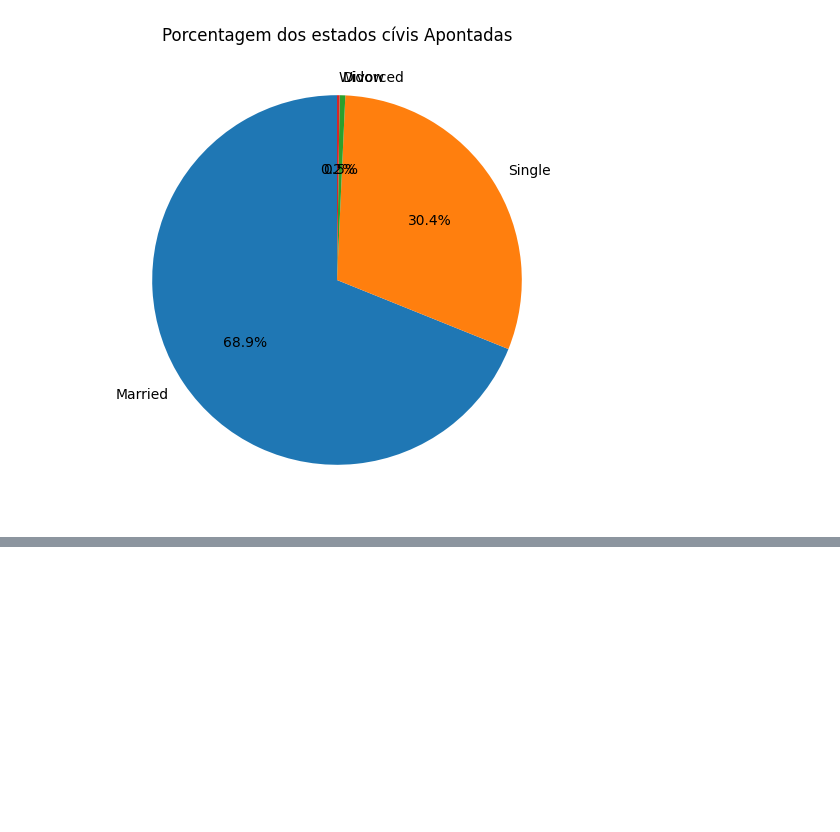
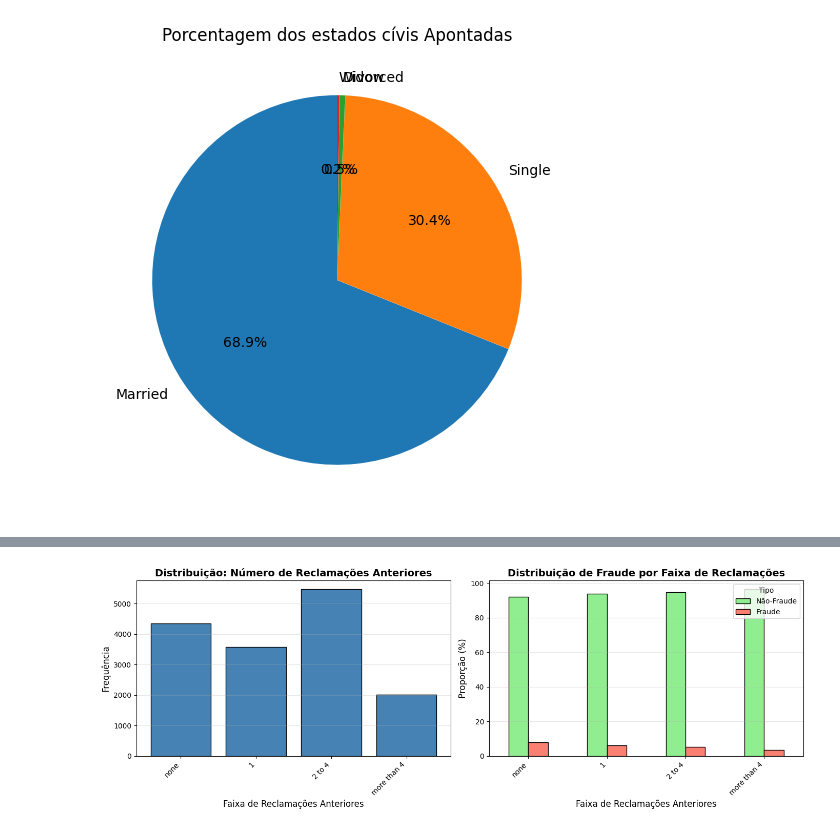
Before and after one commit to alekspettherson/Facens-Pos, a Jupyter notebook: Fundamentos Machine Learning/Trabalho_Final/242789-TrabalhoFinal.ipynb, the cells around one changed output, grey strips where cells are left out. Cells and saved outputs as stored; diff of their text form; code cells hidden in the pictures; blank space fills up the shorter version.

```diff
--- a/Fundamentos Machine Learning/Trabalho_Final/242789-TrabalhoFinal.ipynb
+++ b/Fundamentos Machine Learning/Trabalho_Final/242789-TrabalhoFinal.ipynb
@@ -521,0 +683,35 @@ plt.show()
+# %%
+# Distribuição categórica por tipo de caso (Fraude vs Não-Fraude)
+fig, axes = plt.subplots(1, 2, figsize=(14, 5))
+
+# Gráfico 1: Distribuição geral
+ax1 = axes[0]
+claims_count = df['PastNumberOfClaims'].value_counts()
+# Ordenar categoricamente
+order = ['none', '1', '2 to 4', 'more than 4']
+claims_count = claims_count.reindex([x for x in order if x in claims_count.index])
+ax1.bar(range(len(claims_count)), claims_count.values, color='steelblue', edgecolor='black')
+ax1.set_xticks(range(len(claims_count)))
+ax1.set_xticklabels(claims_count.index, rotation=45, ha='right')
+ax1.set_title('Distribuição: Número de Reclamações Anteriores', fontsize=14, fontweight='bold')
+ax1.set_xlabel('Faixa de Reclamações Anteriores', fontsize=12)
+ax1.set_ylabel('Frequência', fontsize=12)
+ax1.grid(axis='y', alpha=0.3)
+
+# Gráfico 2: Comparativo Categórico (Fraude vs Não-Fraude)
+ax2 = axes[1]
+# Criar tabela cruzada
+ct = pd.crosstab(df['PastNumberOfClaims'], df['FraudFound_P'], normalize='index') * 100
+ct = ct.reindex([x for x in order if x in ct.index])
+ct.plot(kind='bar', ax=ax2, color=['lightgreen', 'salmon'], edgecolor='black')
+ax2.set_title('Distribuição de Fraude por Faixa de Reclamações', fontsize=14, fontweight='bold')
+ax2.set_xlabel('Faixa de Reclamações Anteriores', fontsize=12)
+ax2.set_ylabel('Proporção (%)', fontsize=12)
+ax2.set_xticklabels(ax2.get_xticklabels(), rotation=45, ha='right')
+ax2.legend(['Não-Fraude', 'Fraude'], title='Tipo')
+ax2.grid(axis='y', alpha=0.3)
+
+plt.tight_layout()
+plt.show()
+# %% [output]
+[figure, added]
```
Also changed, not shown: parts of 46 cells of this notebook.
